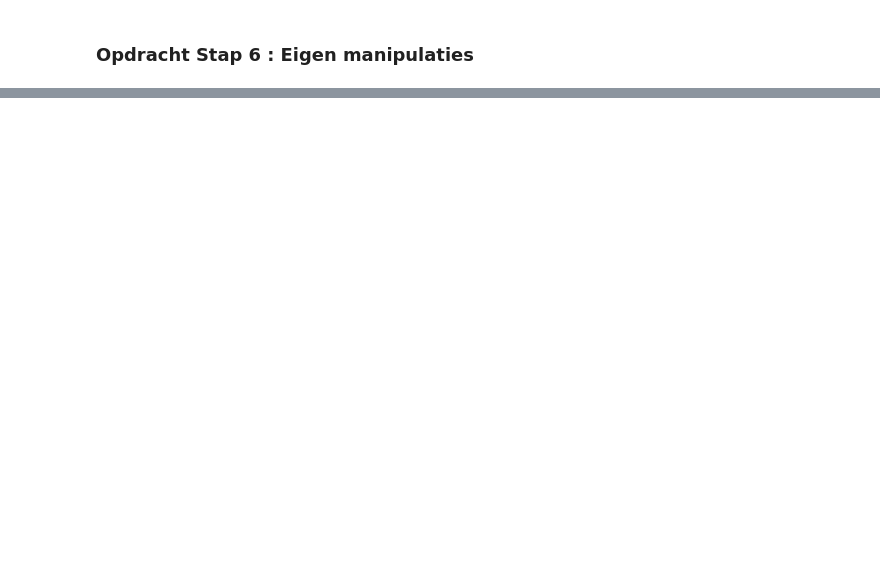
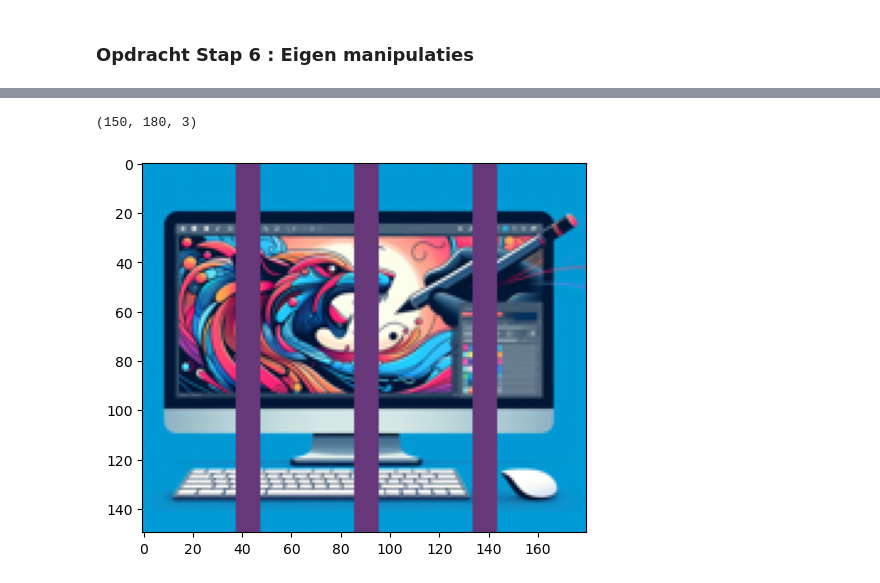
Before and after one commit to Qrt69/numpy_image_processing, a Jupyter notebook: Notebooks/Taak_Numpy_Image_Manipulation_Final.ipynb, the cells around one changed output, grey strips where cells are left out. Cells and saved outputs as stored; diff of their text form; code cells hidden in the pictures; blank space fills up the shorter version.

```diff
--- a/Notebooks/Taak_Numpy_Image_Manipulation_Final.ipynb
+++ b/Notebooks/Taak_Numpy_Image_Manipulation_Final.ipynb
@@ -386,0 +462,7 @@ List of random manipulations :
+# %%
+chosen_image_cutver = cutver(chosen_image_array, 4, 10, [103,56,121])
+plt.imshow(chosen_image_cutver)
+print(chosen_image_cutver.shape)
+# %% [output]
+(150, 180, 3)
+[figure, added]
```
Also changed, not shown: parts of 14 cells of this notebook.
